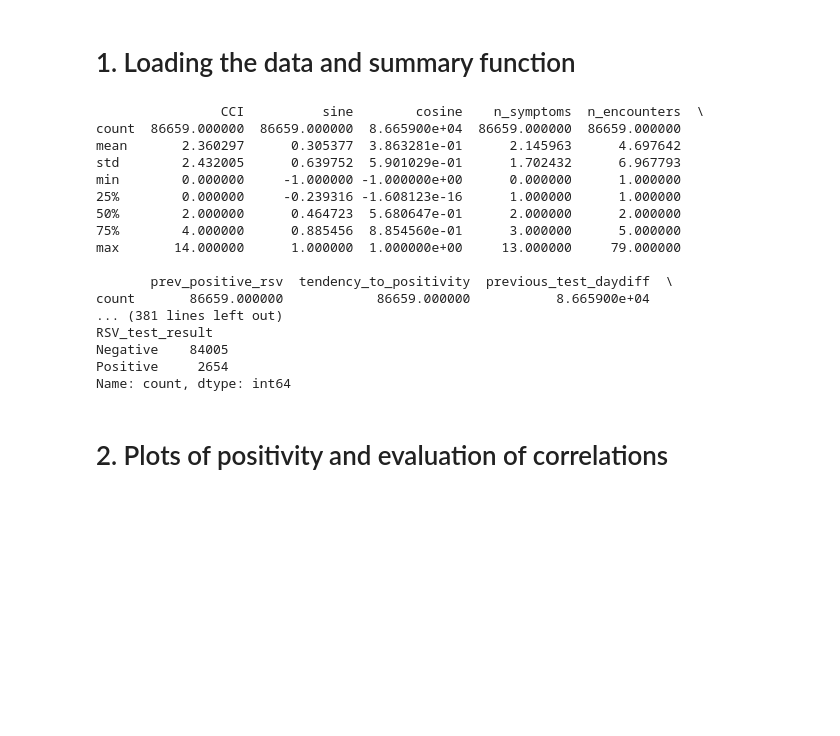
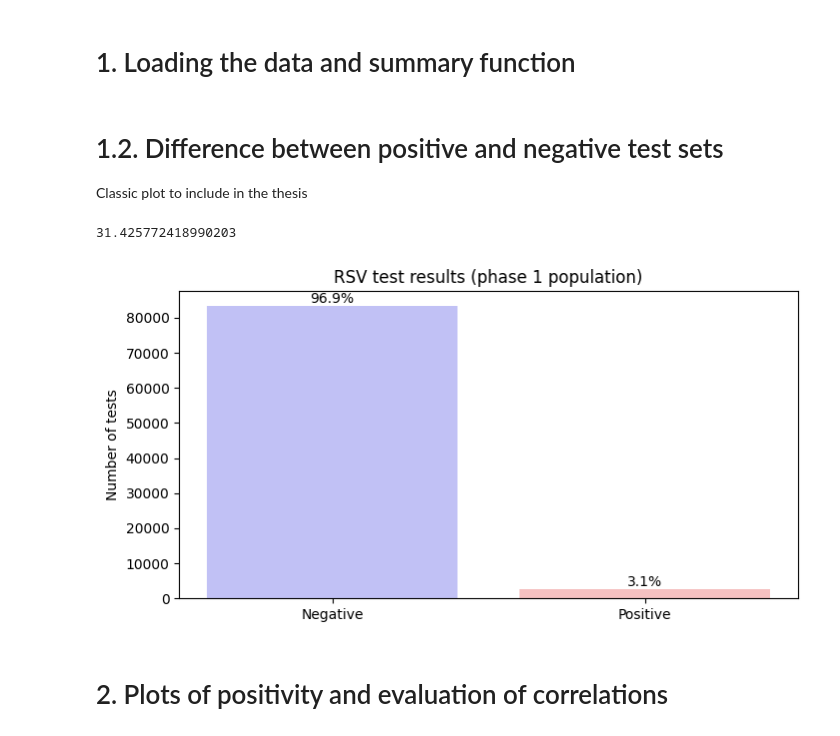
Before and after one commit to angelgldh/rsv_modelling_transfer_learning, a Jupyter notebook: notebooks/EDA.ipynb, the cells around one changed output. Saved outputs shown, nothing was run; the diff lists cells and outputs as text; code cells hidden in the pictures; blank space fills up the shorter version.

```diff
--- a/notebooks/EDA.ipynb
+++ b/notebooks/EDA.ipynb
@@ -33,23 +36,3 @@ processed_datasets_path = os.getcwd() + '/datasets/processed'
 
 rsv_predictors_phase1_daysDedup_df = pd.read_csv(processed_datasets_path + '/rsv_predictors_phase1_daysDedup.csv',low_memory=False)
 rsv_predictors_phase1_daysDedup_df = make_it_categorical(rsv_predictors_phase1_daysDedup_df)
-# %%
-summary_function_rsv(rsv_predictors_phase1_df)
-# %% [output]
-                CCI          sine        cosine    n_symptoms  n_encounters  \
-count  86659.000000  86659.000000  8.665900e+04  86659.000000  86659.000000
-mean       2.360297      0.305377  3.863281e-01      2.145963      4.697642
-std        2.432005      0.639752  5.901029e-01      1.702432      6.967793
-min        0.000000     -1.000000 -1.000000e+00      0.000000      1.000000
-25%        0.000000     -0.239316 -1.608123e-16      1.000000      1.000000
-50%        2.000000      0.464723  5.680647e-01      2.000000      2.000000
-75%        4.000000      0.885456  8.854560e-01      3.000000      5.000000
-max       14.000000      1.000000  1.000000e+00     13.000000     79.000000
-
-       prev_positive_rsv  tendency_to_positivity  previous_test_daydiff  \
-count       86659.000000            86659.000000           8.665900e+04
-... (381 lines left out)
-RSV_test_result
-Negative    84005
-Positive     2654
-Name: count, dtype: int64
@@ -56,3 +41,40 @@ Name: count, dtype: int64
+# %% [markdown]
+# 1.2. Difference between positive and negative test sets
+
+Classic plot to include in the thesis
+# %%
+IR_phase1
+# %% [output]
+31.425772418990203
+# %%
+labels = rsv_predictors_phase1_daysDedup_df.RSV_test_result
+
+positives = labels.value_counts()['Positive']
+negatives = labels.value_counts()['Negative']
+
+IR_phase1 = negatives / positives
+p_pos = (positives / (positives + negatives))*100
+p_neg = (negatives / (positives + negatives))*100
+
+IR_phase1, p_pos, p_neg
+
+# Plotting
+light_red = (0.9, 0.4, 0.4) # RGB for light red
+light_green = (0.4, 0.9, 0.4) # RGB for light green
+light_blue = (0.4, 0.4, 0.9) # RGB for light blue
+
+fig, ax = plt.subplots(figsize = (8,4))
+# bars = ax.bar(['Negative', 'Positive'], [negatives, positives], color=['blue', 'red'], alpha = 0.5)
+bars = ax.bar(['Negative', 'Positive'], [negatives, positives], color=[light_blue, light_red], alpha = 0.4)
+plt.title("RSV test results (phase 1 population)")
+ax.set_ylabel('Number of tests')
+
+# Add text on top of each bar
+ax.text(0, negatives + 0.1, f"{p_neg:.1f}%", ha='center', va='bottom')
+ax.text(1, positives + 0.1, f"{p_pos:.1f}%", ha='center', va='bottom')
+plt.show()
+# %% [output]
+[figure, added]
 # %% [markdown]
 # 2. Plots of positivity and evaluation of correlations
 # %%
```
Also changed, not shown: parts of 2 cells of this notebook, 2 other files.
